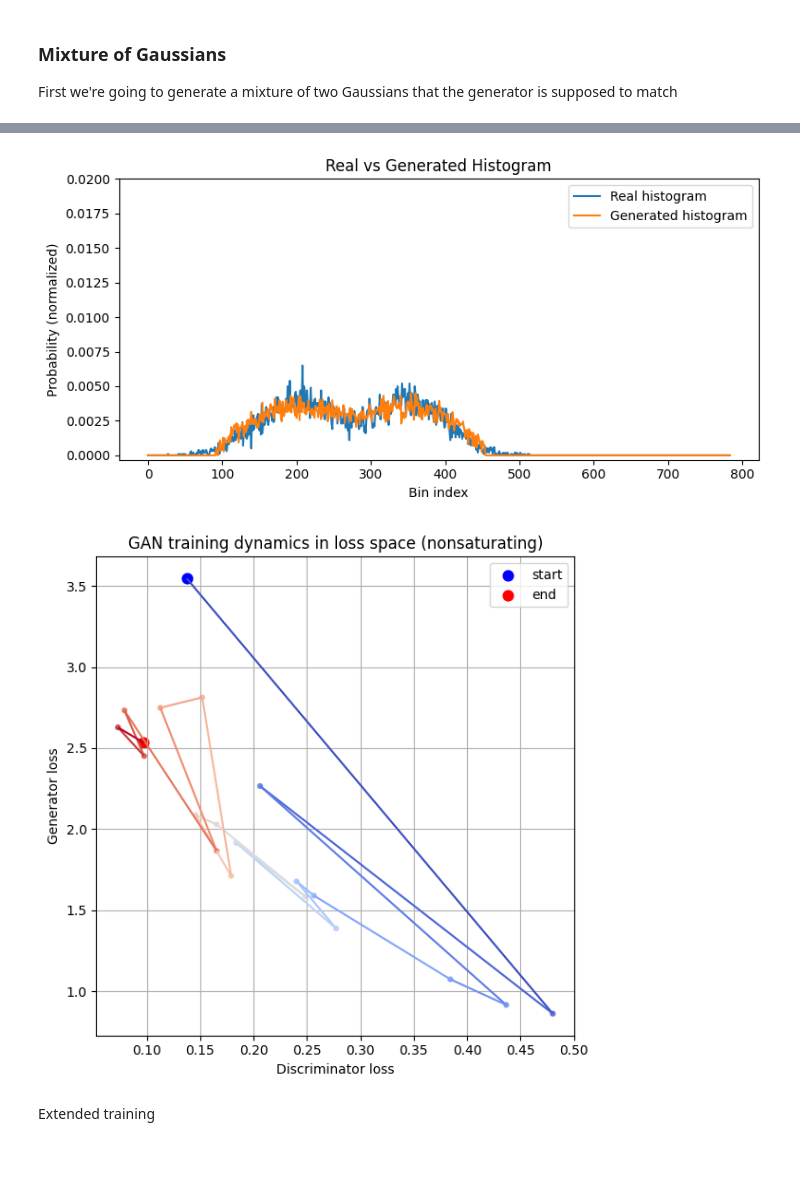
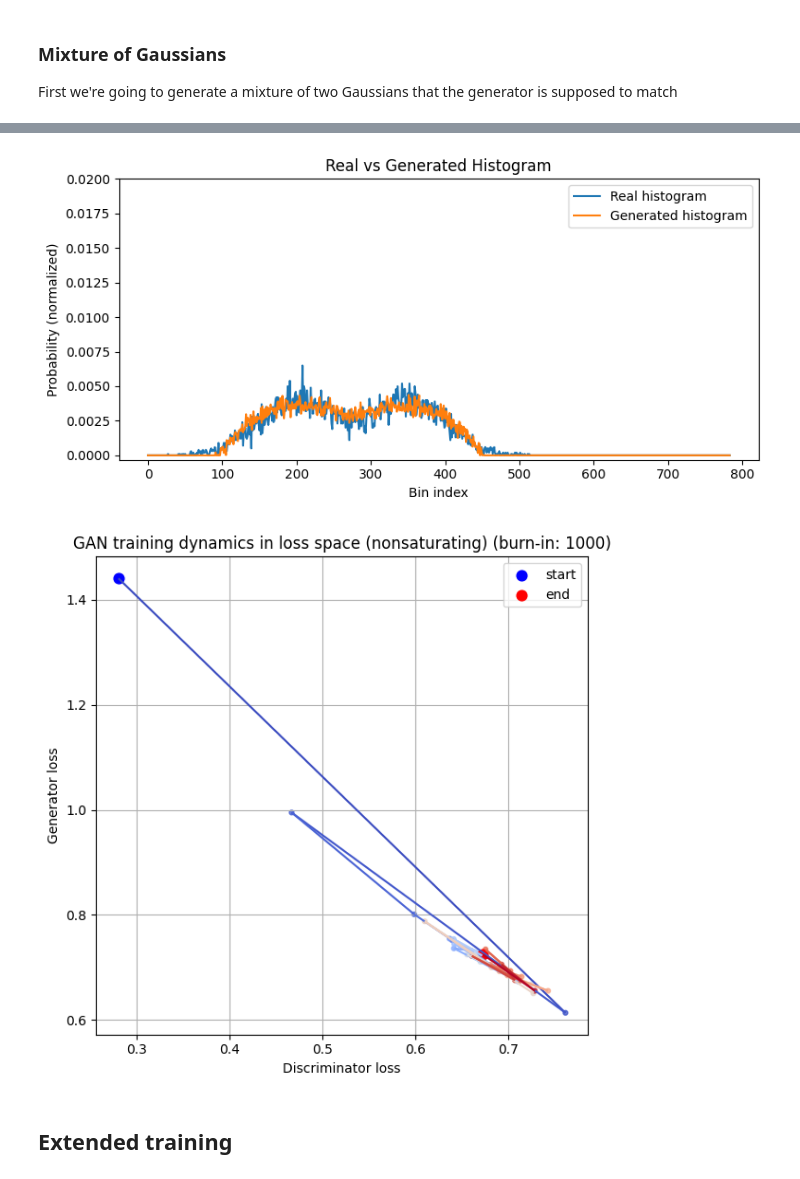
Before and after one commit to callum-lawson/egt-lab, a Jupyter notebook: experiments/gan/gan_collapse.ipynb, the cells around one changed output, grey strips where cells are left out. Drawn from its saved outputs; the diff is of its cells as text; code cells hidden in the pictures.

```diff
--- a/experiments/gan/gan_collapse.ipynb
+++ b/experiments/gan/gan_collapse.ipynb
@@ -478,24 +496,32 @@ train_data = r_gaussian_mixed(key, mu1, sigma1, mu2, sigma2, alpha, n_pixels, n_
 # %%
-learning_rate = 1e-3
-optimizer = optax.adam(learning_rate)
-n_steps = 5_000
-steps_per_save = 250
-seed = 0
-key = jax.random.key(seed)
-batch_size = 128
-latent_dim = 64
-loss_type = "nonsaturating"
+config = BimodalRunConfig(
+    learning_rate=1e-3,
+    n_steps=5_000,
+    steps_per_save=250,
+    seed=0,
+    batch_size=128,
+    latent_dim=64,
+    loss_type="nonsaturating",
+)
+
+optimizer = config.make_optimizer()
+key = config.make_key()
+
+# Backwards-compatible convenience vars (optional)
+learning_rate = config.learning_rate
+n_steps = config.n_steps
+steps_per_save = config.steps_per_save
+seed = config.seed
+batch_size = config.batch_size
+latent_dim = config.latent_dim
+loss_type = config.loss_type
 
 # Train GAN and save checkpoints
 generator_training_state, discriminator_training_state, key = train_gan(
     train_data=train_data,
     optimizer=optimizer,
-    n_steps=n_steps,
-    steps_per_save=steps_per_save,
+    config=config,
     key=key,
-    batch_size=batch_size,
-    latent_dim=latent_dim,
-    loss_type=loss_type,
 )
 # %% [output]
 step 1: generator_loss=0.6642202138900757, discriminator_loss=0.6921238899230957
@@ -519,17 +545,15 @@ step 4780: generator_loss=0.6955130100250244, discriminator_los
 def plot_real_vs_generated_histogram_from_last_checkpoint(
     train_data,
     optimizer,
-    latent_dim: int,
-    loss_type: str = "nonsaturating",
+    config: BimodalRunConfig,
     y_max: float = 0.02,
 ):
     """Plot one real histogram and one generated histogram from last checkpoint.
 
-    Restores the generator from the latest checkpoint for this constraints
-    experiment and plots a single real vs generated histogram.
+    Restores the generator from the latest checkpoint for this bimodal run
+    and plots a single real vs generated histogram.
     """
-    # Restore generator from the last checkpoint for this constraints experiment
-    experiment_name = make_constraints_experiment_name(optimizer, loss_type)
+    experiment_name = make_bimodal_experiment_name(config)
     ckpt_manager = initialise_checkpoint_manager(experiment_name)
     steps = sorted(ckpt_manager.all_steps())
     if not steps:
@@ -537,11 +561,10 @@ def plot_real_vs_generated_histogram_from_last_checkpoint(
             f"No checkpoints found for experiment_name={experiment_name!r}."
         )
 
-    # Template states for restore (we only actually use the generator here)
     gen_tmpl, disc_tmpl, _ = setup_gan_training(
         optimizer=optimizer,
         key=jax.random.key(0),
-        latent_dim=latent_dim,
+        latent_dim=config.latent_dim,
     )
     restored = ckpt_manager.restore(
         steps[-1],
@@ -551,24 +574,20 @@ def plot_real_vs_generated_histogram_from_last_checkpoint(
     )
     generator_for_plot = restored["generator"]
 
-    # Local PRNG keys for this plotting run
     key = jax.random.key(0)
     key, z_key, real_key = jax.random.split(key, 3)
 
-    # Sample a latent vector and generate one fake histogram
-    z = jax.random.normal(z_key, (1, latent_dim))
+    z = jax.random.normal(z_key, (1, config.latent_dim))
     fake_hist = generator_for_plot.apply_fn(
         {"params": generator_for_plot.params},
         z,
     )[0]
 
-    # Sample one real histogram from the training set
     real_idx = jax.random.randint(
         real_key, shape=(), minval=0, maxval=train_data.shape[0]
     )
     real_hist = train_data[real_idx]
 
-    # Ensure both are non-negative and normalized to sum to 1
     fake_hist = jnp.maximum(fake_hist, 0.0)
     fake_hist = fake_hist / fake_hist.sum()
     real_hist = real_hist / real_hist.sum()
@@ -589,13 +608,11 @@ def plot_real_vs_generated_histogram_from_last_checkpoint(
     plt.show()
 
 
-# Plot using the latest checkpoint available (e.g. after first 5000 steps)
 plot_real_vs_generated_histogram_from_last_checkpoint(
     train_data=train_data,
     optimizer=optimizer,
-    latent_dim=latent_dim,
-    loss_type=loss_type,
+    config=config,
     y_max=0.02,
 )
 # %% [output]
-[figure, old version]
+[figure, new version]
@@ -898,13 +741,12 @@ def plot_gan_loss_trajectory_from_checkpoints(
 # %%
 plot_gan_loss_trajectory_from_checkpoints(
     train_data=train_data,
     optimizer=optimizer,
-    batch_size=batch_size,
-    latent_dim=latent_dim,
-    loss_type=loss_type,
+    config=config,
+    burn_in_steps=1_000,
 )
 # %% [output]
-[figure, old version]
+[figure, new version]
 # %% [markdown]
-Extended training
+## Extended training
 # %%
```
Also changed, not shown: parts of 19 cells of this notebook.
